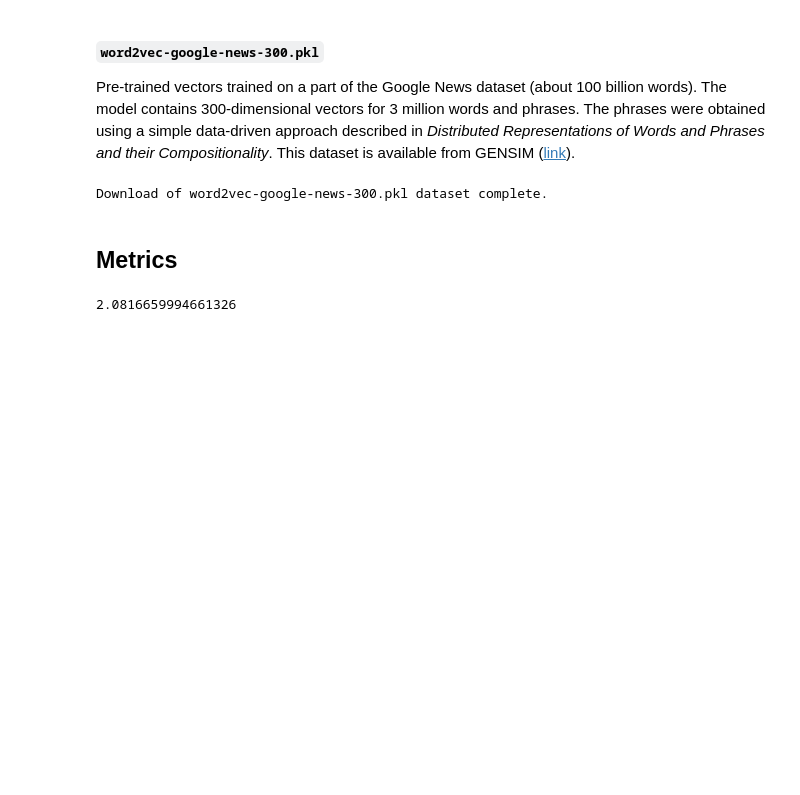
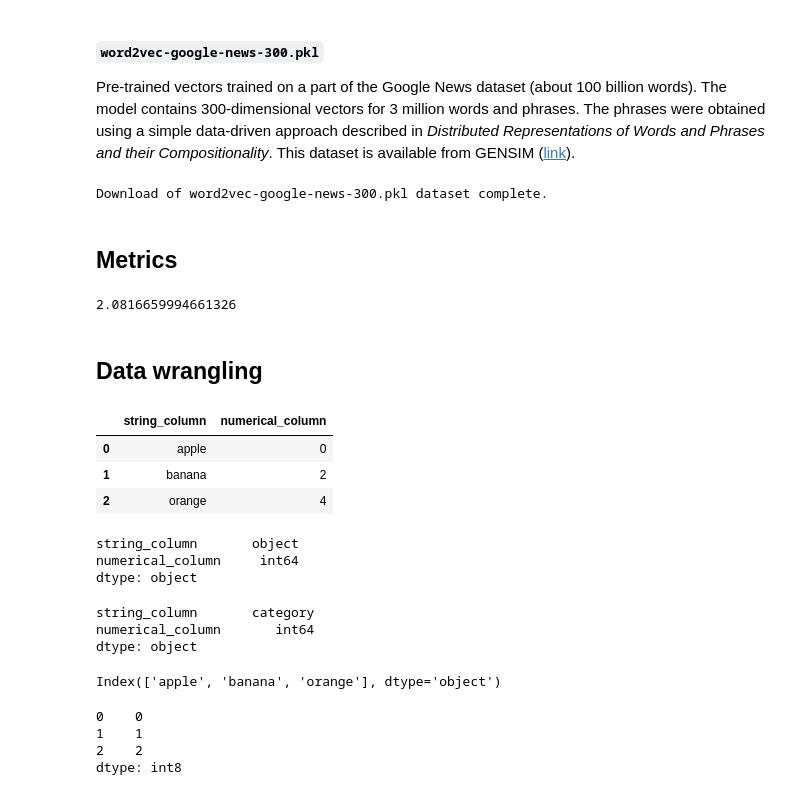
Before and after one commit to lewtun/dslectures, a Jupyter notebook: notebooks/00_core.ipynb, the cells around one changed output. Saved outputs shown, nothing was run; the diff lists cells and outputs as text; code cells hidden in the pictures; blank space fills up the shorter version.

```diff
--- a/notebooks/00_core.ipynb
+++ b/notebooks/00_core.ipynb
@@ -128,3 +127,5 @@ yhat = np.array([0,2,6])
 rmse(y, yhat)
 # %% [output]
 2.0816659994661326
+# %% [markdown]
+## Data wrangling
@@ -130,0 +139,13 @@ rmse(y, yhat)
+# %%
+df = pd.DataFrame({'string_column': ['apple','banana', 'orange'], 'numerical_column':[0,2,4]}); df.head()
+# %% [output]
+|  | string_column | numerical_column |
+| 0 | apple | 0 |
+| 1 | banana | 2 |
+| 2 | orange | 4 |
+# %%
+df.dtypes
+# %% [output]
+string_column       object
+numerical_column     int64
+dtype: object
@@ -130,0 +154,17 @@ rmse(y, yhat)
+# %%
+df.dtypes
+# %% [output]
+string_column       category
+numerical_column       int64
+dtype: object
+# %%
+df['string_column'].cat.categories
+# %% [output]
+Index(['apple', 'banana', 'orange'], dtype='object')
+# %%
+df['string_column'].cat.codes
+# %% [output]
+0    0
+1    1
+2    2
+dtype: int8
```
Also changed, not shown: parts of 3 cells of this notebook, 5 other files.
